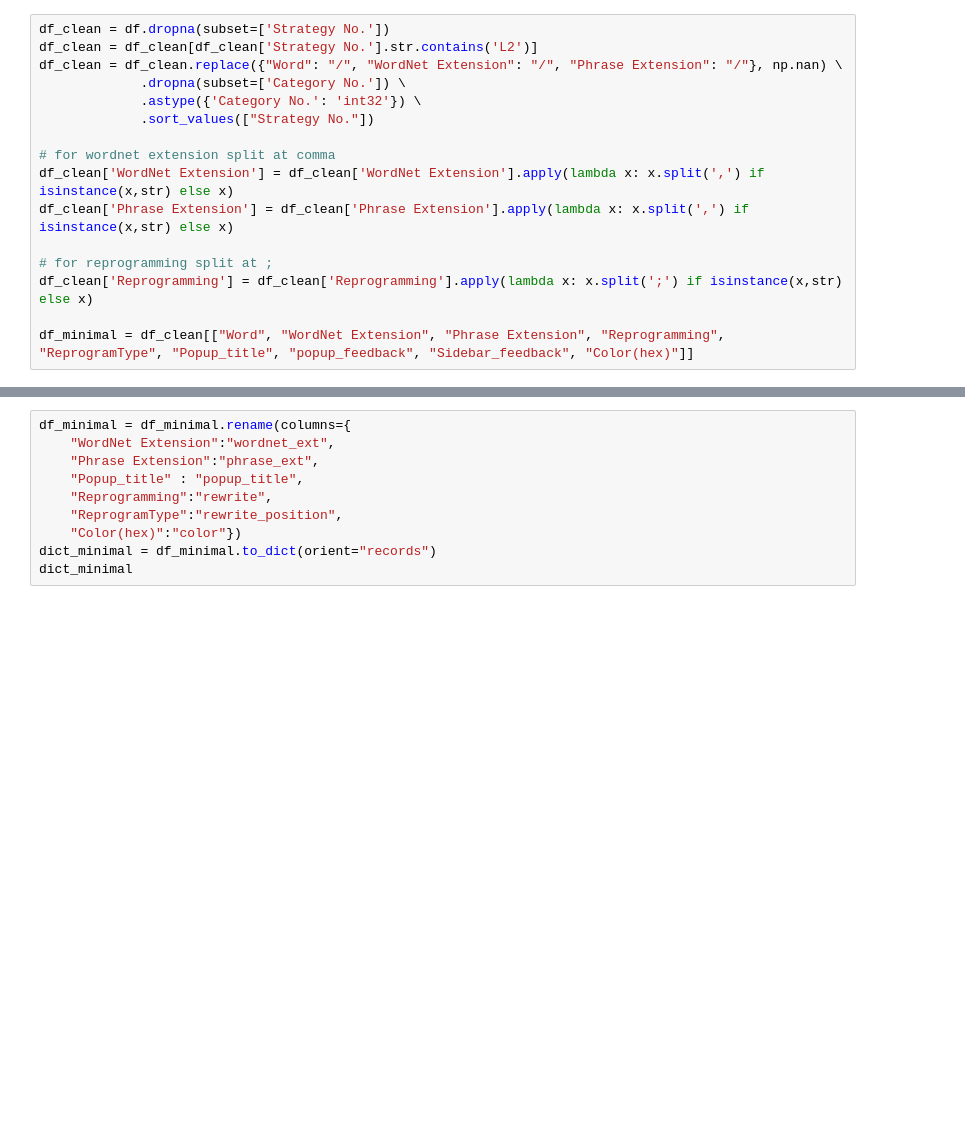
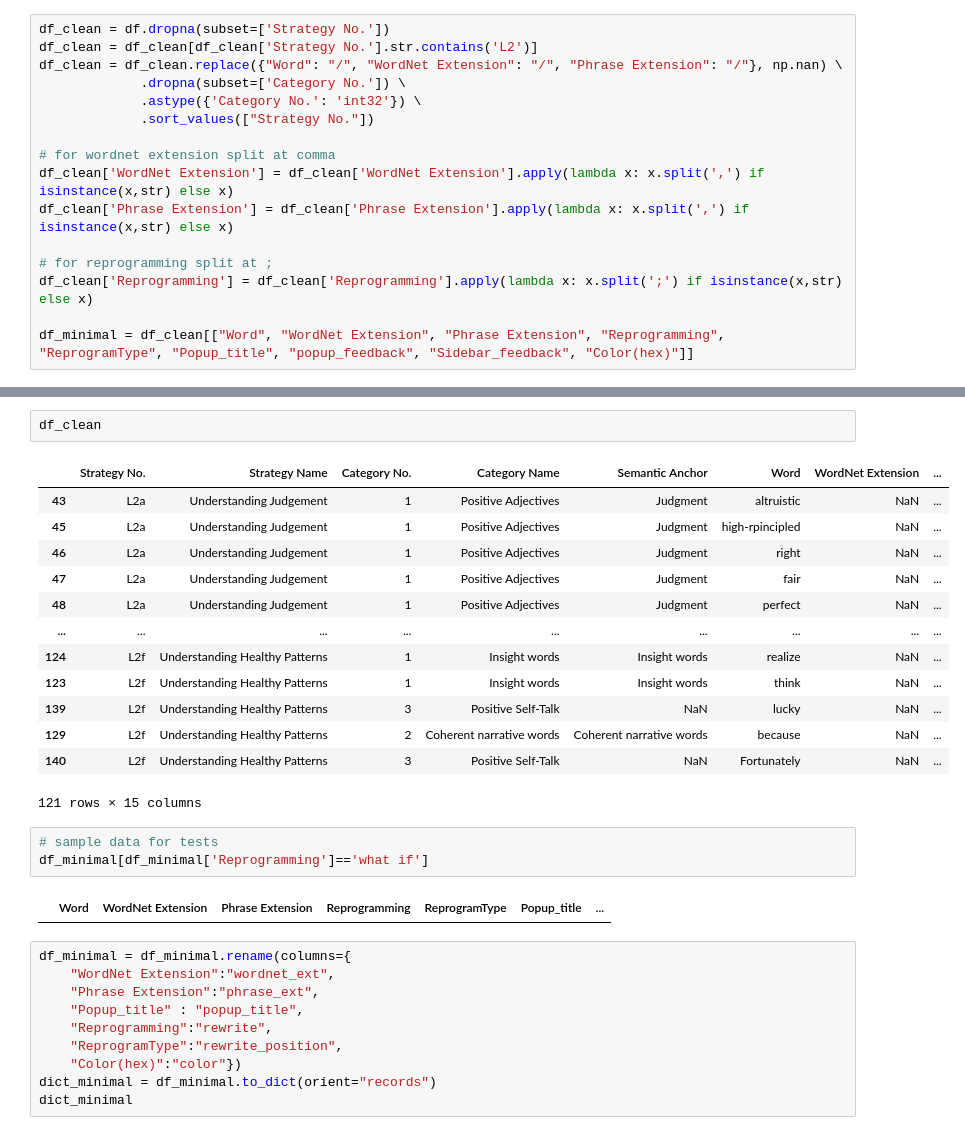
Before and after one commit to ucla-hci/journal, a Jupyter notebook: dict/data_ingestion.ipynb, the cells around one changed output, grey strips where cells are left out. Saved outputs shown, nothing was run; the diff lists cells and outputs as text; blank space fills up the shorter version.

```diff
--- a/dict/data_ingestion.ipynb
+++ b/dict/data_ingestion.ipynb
@@ -38,3 +56,24 @@ df_minimal[df_minimal['Word']=='what if']
+# %%
+df_clean
+# %% [output]
+|  | Strategy No. | Strategy Name | Category No. | Category Name | Semantic Anchor | Word | WordNet Extension | ... |
+| 43 | L2a | Understanding Judgement | 1 | Positive Adjectives | Judgment | altruistic | NaN | ... |
+| 45 | L2a | Understanding Judgement | 1 | Positive Adjectives | Judgment | high-rpincipled | NaN | ... |
+| 46 | L2a | Understanding Judgement | 1 | Positive Adjectives | Judgment | right | NaN | ... |
+| 47 | L2a | Understanding Judgement | 1 | Positive Adjectives | Judgment | fair | NaN | ... |
+| 48 | L2a | Understanding Judgement | 1 | Positive Adjectives | Judgment | perfect | NaN | ... |
+| ... | ... | ... | ... | ... | ... | ... | ... | ... |
+| 124 | L2f | Understanding Healthy Patterns | 1 | Insight words | Insight words | realize | NaN | ... |
+| 123 | L2f | Understanding Healthy Patterns | 1 | Insight words | Insight words | think | NaN | ... |
+| 139 | L2f | Understanding Healthy Patterns | 3 | Positive Self-Talk | NaN | lucky | NaN | ... |
+| 129 | L2f | Understanding Healthy Patterns | 2 | Coherent narrative words | Coherent narrative words | because | NaN | ... |
+| 140 | L2f | Understanding Healthy Patterns | 3 | Positive Self-Talk | NaN | Fortunately | NaN | ... |
+121 rows × 15 columns
+# %%
+# sample data for tests
+df_minimal[df_minimal['Reprogramming']=='what if']
+# %% [output]
+|  | Word | WordNet Extension | Phrase Extension | Reprogramming | ReprogramType | Popup_title | ... |
 # %%
 df_minimal = df_minimal.rename(columns={
     "WordNet Extension":"wordnet_ext",
```
Also changed, not shown: parts of 3 cells of this notebook, 2 other files.
